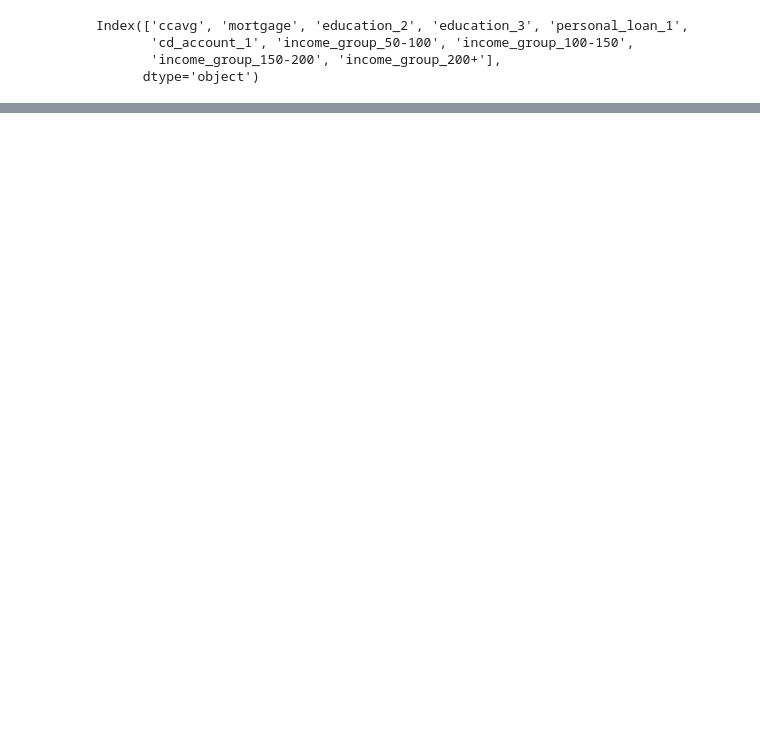
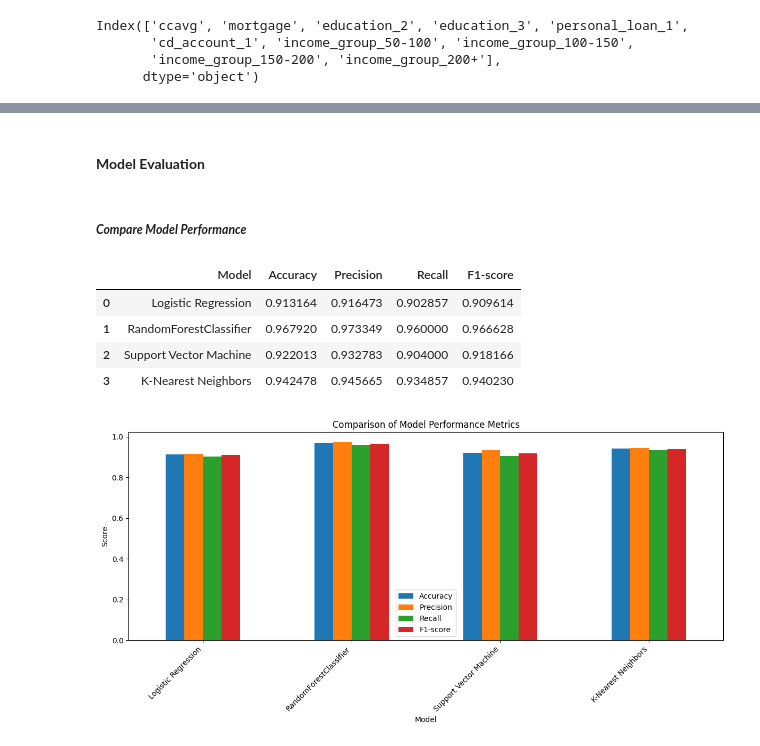
Before and after one commit to spurthip28-bit/Supervised-Learning, a Jupyter notebook: Bank_Personal_Loan_Modeling.ipynb, the cells around one changed output, grey strips where cells are left out. Drawn from its saved outputs; the diff is of its cells as text; code cells hidden in the pictures; blank space fills up the shorter version.

```diff
--- a/Bank_Personal_Loan_Modeling.ipynb
+++ b/Bank_Personal_Loan_Modeling.ipynb
@@ -640,0 +678,4 @@ Index(['ccavg', 'mortgage', 'education_2', 'education_3', 'personal_loan_1',
+# %%
+from sklearn.model_selection import train_test_split
+
+X_train, X_test, y_train, y_test = train_test_split(X_resampled, y_resampled, test_size=0.2, random_state=42)
@@ -640,0 +793,16 @@ Index(['ccavg', 'mortgage', 'education_2', 'education_3', 'personal_loan_1',
+# %%
+y_pred_knn = knn_model.predict(X_test)
+
+accuracy_knn = accuracy_score(y_test, y_pred_knn)
+precision_knn = precision_score(y_test, y_pred_knn)
+recall_knn = recall_score(y_test, y_pred_knn)
+f1_knn = f1_score(y_test, y_pred_knn)
+conf_matrix_knn = confusion_matrix(y_test, y_pred_knn)
+
+print("\nK-Nearest Neighbors Performance:")
+print(f"Accuracy: {accuracy_knn}")
+print(f"Precision: {precision_knn}")
+print(f"Recall: {recall_knn}")
+print(f"F1-score: {f1_knn}")
+print("Confusion Matrix:")
+print(conf_matrix_knn)
@@ -640,0 +818,37 @@ Index(['ccavg', 'mortgage', 'education_2', 'education_3', 'personal_loan_1',
+# %% [markdown]
+#### **Model Evaluation**
+# %% [markdown]
+##### ***Compare Model Performance***
+# %%
+import pandas as pd
+import matplotlib.pyplot as plt
+
+# Create a dictionary to store the performance metrics
+performance_metrics = {
+    'Model': ['Logistic Regression', 'RandomForestClassifier', 'Support Vector Machine', 'K-Nearest Neighbors'],
+    'Accuracy': [accuracy, accuracy_rf, accuracy_svm, accuracy_knn],
+    'Precision': [precision, precision_rf, precision_svm, precision_knn],
+    'Recall': [recall, recall_rf, recall_svm, recall_knn],
+    'F1-score': [f1, f1_rf, f1_svm, f1_knn]
+}
+
+# Create a DataFrame from the dictionary
+performance_df = pd.DataFrame(performance_metrics)
+
+# Display the comparison table
+display(performance_df)
+
+# Create a bar chart to visualize the performance metrics
+performance_df.set_index('Model').plot(kind='bar', figsize=(12, 6))
+plt.title('Comparison of Model Performance Metrics')
+plt.ylabel('Score')
+plt.xticks(rotation=45, ha='right')
+plt.tight_layout()
+plt.show()
+# %% [output]
+|  | Model | Accuracy | Precision | Recall | F1-score |
+| 0 | Logistic Regression | 0.913164 | 0.916473 | 0.902857 | 0.909614 |
+| 1 | RandomForestClassifier | 0.967920 | 0.973349 | 0.960000 | 0.966628 |
+| 2 | Support Vector Machine | 0.922013 | 0.932783 | 0.904000 | 0.918166 |
+| 3 | K-Nearest Neighbors | 0.942478 | 0.945665 | 0.934857 | 0.940230 |
+[figure, added]
```
Also changed, not shown: parts of 33 cells of this notebook.
